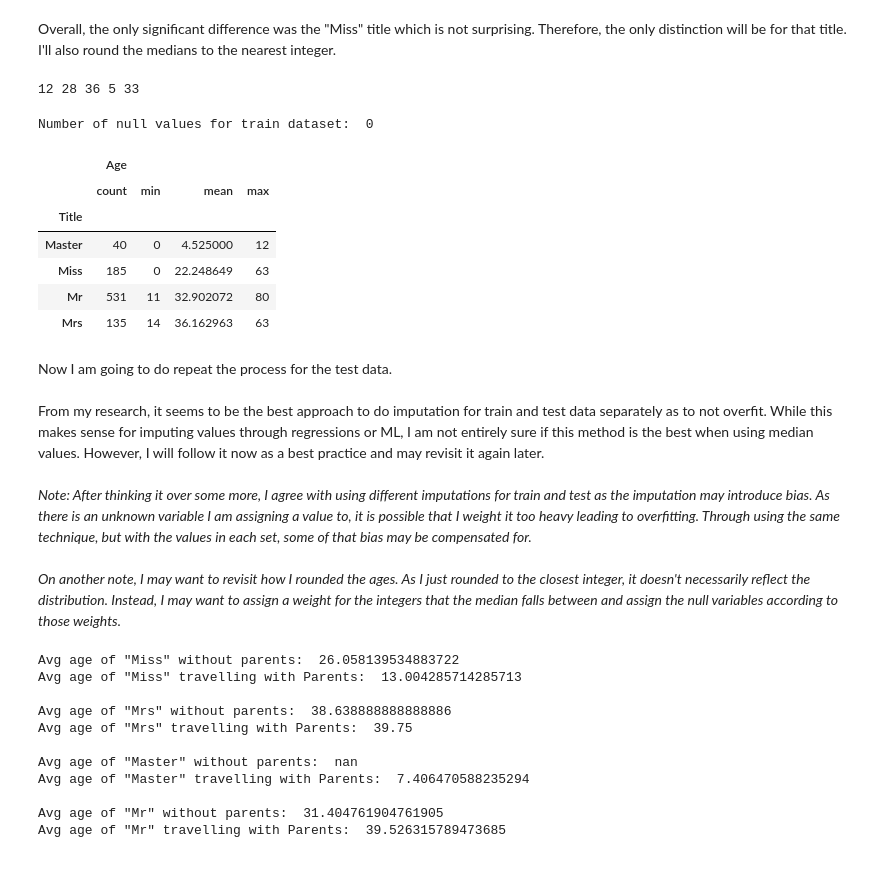
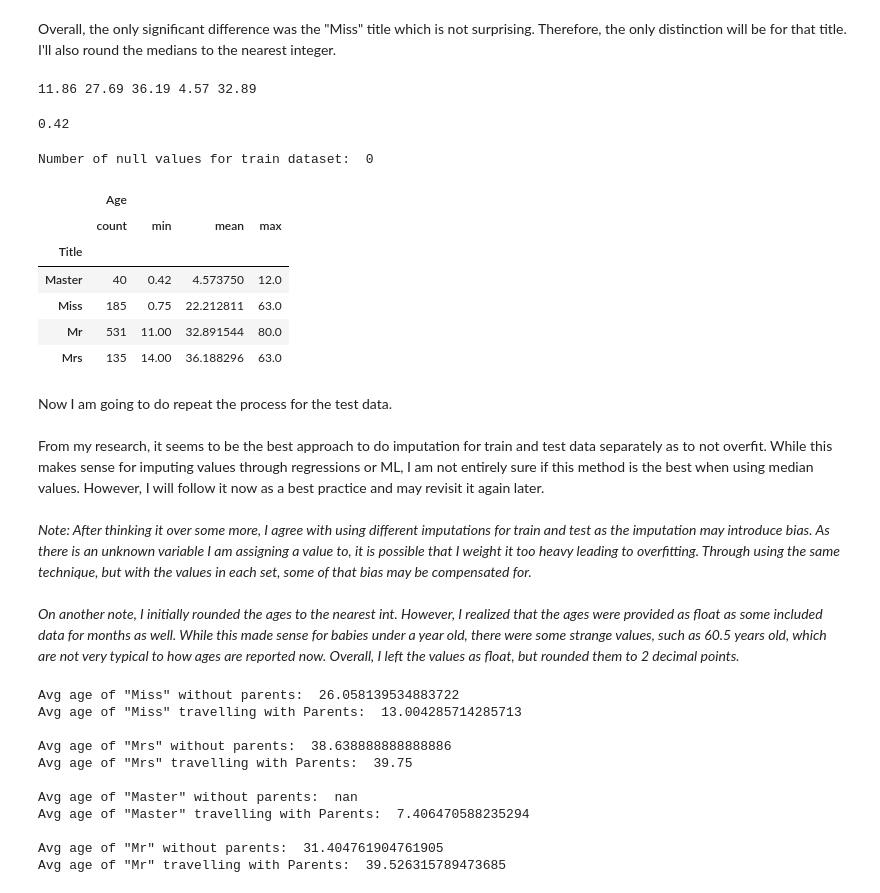
Before and after one commit to ryanlonergan/titanic, a Jupyter notebook: EDA_Cleaning_FeatureEngineering.ipynb, the cells around one changed output. Drawn from its saved outputs; the diff is of its cells as text; code cells hidden in the pictures.

```diff
--- a/EDA_Cleaning_FeatureEngineering.ipynb
+++ b/EDA_Cleaning_FeatureEngineering.ipynb
@@ -763,11 +760,11 @@ Avg age of "Mr" travelling with Parents:  34.18
 # %% [markdown]
 Overall, the only significant difference was the "Miss" title which is not surprising. Therefore, the only distinction will be for that title. I'll also round the medians to the nearest integer.
 # %%
-miss_age_par = round(miss_par)
-miss_age_no_par = round(miss_no_par)
-mrs_age = round(train[(train.Title=='Mrs')]['Age'].mean())
-master_age = round(train[(train.Title=='Master')]['Age'].mean())
-mr_age = round(train[(train.Title=='Mr')]['Age'].mean())
+miss_age_par = round(miss_par,2)
+miss_age_no_par = round(miss_no_par,2)
+mrs_age = round(train[(train.Title=='Mrs')]['Age'].mean(),2)
+master_age = round(train[(train.Title=='Master')]['Age'].mean(),2)
+mr_age = round(train[(train.Title=='Mr')]['Age'].mean(),2)
 
 print(miss_age_par,
      miss_age_no_par,
@@ -775,4 +772,4 @@ print(miss_age_par,
      master_age,
      mr_age)
 # %% [output]
-12 28 36 5 33
+11.86 27.69 36.19 4.57 32.89
@@ -782,32 +776,47 @@ age_df['Age'] = age_df['Age'].fillna('A')
 # %%
-for ind in age_df.index:
-     if age_df['Age'][ind]=='A':
-        if (age_df['Title'][ind] == 'Miss') and (age_df['Parch'][ind] == 0):
-            age_df['Age'][ind]=miss_age_no_par
-        elif (age_df['Title'][ind] == 'Miss') and (age_df['Parch'][ind] != 0):
-            age_df['Age'][ind]=miss_age_par
-        elif age_df['Title'][ind] == 'Mrs':
-            age_df['Age'][ind]=mrs_age
-        elif age_df['Title'][ind] == 'Master':
-            age_df['Age'][ind]=master_age
-        elif age_df['Title'][ind] == 'Mr':
-            age_df['Age'][ind]=mr_age
+train['Age'] = train['Age'].fillna(-1)
+# Assigning a negative value allows for easily finding the null values
+# isna(), isnull(), etc methods won't work without making it over complicated
+# and it will also keep the float datatype for the column
 
-age_df['Age'] = age_df['Age'].astype('int32')
-train['Age'] = age_df['Age']
+age_df = []
+
+for ind in train.index:
+    if train['Age'][ind] == -1:
+        if (train['Title'][ind] == 'Miss') and (train['Parch'][ind] == 0):
+            x = miss_age_no_par
+        elif (train['Title'][ind] == 'Miss') and (train['Parch'][ind] != 0):
+            x = miss_age_par
+        elif train['Title'][ind] == 'Mrs':
+            x = mrs_age
+        elif train['Title'][ind] == 'Master':
+            x = master_age
+        elif train['Title'][ind] == 'Mr':
+            x = mr_age
+    else:
+        x = train['Age'][ind]
+    age_df.append(x)
+
+train['Age'] = age_df
+# %%
+# Quick test to make sure all nulls were replaced
+# If they weren't, the minimum should equal -1
+train['Age'].min()
+# %% [output]
+0.42
 # %%
 print('Number of null values for train dataset: ', train['Age'].isnull().sum())
 
-age_df.groupby(['Title']).agg({'Age': ['count','min','mean','max']})
+train.groupby(['Title']).agg({'Age': ['count','min','mean','max']})
 # %% [output]
 Number of null values for train dataset:  0
 |  | Age |  |  |  |
 |  | count | min | mean | max |
 | Title |  |  |  |  |
-| Master | 40 | 0 | 4.525000 | 12 |
-| Miss | 185 | 0 | 22.248649 | 63 |
-| Mr | 531 | 11 | 32.902072 | 80 |
-| Mrs | 135 | 14 | 36.162963 | 63 |
+| Master | 40 | 0.42 | 4.573750 | 12.0 |
+| Miss | 185 | 0.75 | 22.212811 | 63.0 |
+| Mr | 531 | 11.00 | 32.891544 | 80.0 |
+| Mrs | 135 | 14.00 | 36.188296 | 63.0 |
 # %% [markdown]
 Now I am going to do repeat the process for the test data.
 <br><br>
@@ -815,7 +824,7 @@ From my research, it seems to be the best approach to do imputation for train an
 <br><br>
 *Note: After thinking it over some more, I agree with using different imputations for train and test as the imputation may introduce bias. As there is an unknown variable I am assigning a value to, it is possible that I weight it too heavy leading to overfitting. Through using the same technique, but with the values in each set, some of that bias may be compensated for.
 <br><br>
-On another note, I may want to revisit how I rounded the ages. As I just rounded to the closest integer, it doesn't necessarily reflect the distribution. Instead, I may want to assign a weight for the integers that the median falls between and assign the null variables according to those weights.*
+On another note, I initially rounded the ages to the nearest int. However, I realized that the ages were provided as float as some included data for months as well. While this made sense for babies under a year old, there were some strange values, such as 60.5 years old, which are not very typical to how ages are reported now. Overall, I left the values as float, but rounded them to 2 decimal points.*
 # %%
 miss_no_par_test = test[(test.Title=='Miss') & (test.Parch==0)]['Age'].mean()
 miss_par_test = test[(test.Title=='Miss') & (test.Parch!=0)]['Age'].mean()
```
Also changed, not shown: parts of 36 cells of this notebook.
